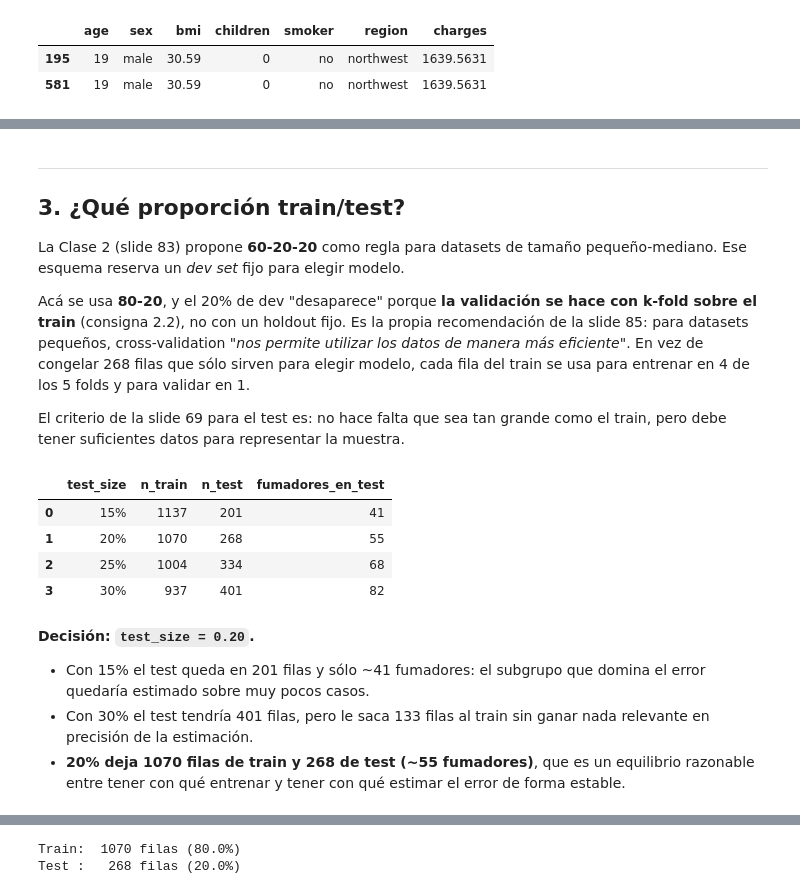
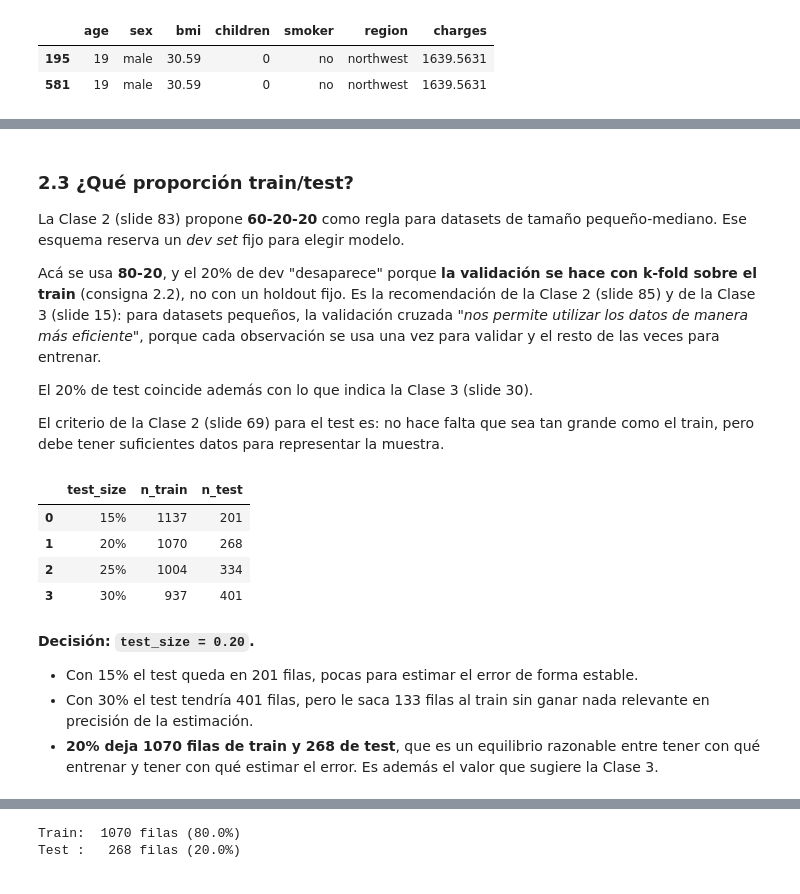
Before and after one commit to Diego050904/TP1-regresion-insurance, a Jupyter notebook: notebooks/01_carga_y_split.ipynb, the cells around one changed output, grey strips where cells are left out. Saved outputs shown, nothing was run; the diff lists cells and outputs as text; code cells hidden in the pictures.

```diff
--- a/notebooks/01_carga_y_split.ipynb
+++ b/notebooks/01_carga_y_split.ipynb
@@ -156,47 +195,40 @@ escalado, y para el target encoding de las categóricas.
 # %% [markdown]
----
-
-## 3. ¿Qué proporción train/test?
+### 2.3 ¿Qué proporción train/test?
 
 La Clase 2 (slide 83) propone **60-20-20** como regla para datasets de tamaño
 pequeño-mediano. Ese esquema reserva un *dev set* fijo para elegir modelo.
 
 Acá se usa **80-20**, y el 20% de dev "desaparece" porque **la validación se hace con
-k-fold sobre el train** (consigna 2.2), no con un holdout fijo. Es la propia
-recomendación de la slide 85: para datasets pequeños, cross-validation *"nos permite
-utilizar los datos de manera más eficiente"*. En vez de congelar 268 filas que sólo
-sirven para elegir modelo, cada fila del train se usa para entrenar en 4 de los 5 folds
-y para validar en 1.
+k-fold sobre el train** (consigna 2.2), no con un holdout fijo. Es la recomendación de
+la Clase 2 (slide 85) y de la Clase 3 (slide 15): para datasets pequeños, la validación
+cruzada *"nos permite utilizar los datos de manera más eficiente"*, porque cada
+observación se usa una vez para validar y el resto de las veces para entrenar.
 
-El criterio de la slide 69 para el test es: no hace falta que sea tan grande como el
-train, pero debe tener suficientes datos para representar la muestra.
+El 20% de test coincide además con lo que indica la Clase 3 (slide 30).
+
+El criterio de la Clase 2 (slide 69) para el test es: no hace falta que sea tan grande
+como el train, pero debe tener suficientes datos para representar la muestra.
 # %%
 n = len(df)
-p_fumadores = (df[COLUMNA_ESTRATIFICACION] == "yes").mean()
 
 filas = []
 for t in (0.15, 0.20, 0.25, 0.30):
     n_te = int(round(n * t))
-    filas.append({
-        "test_size": f"{t:.0%}",
-        "n_train": n - n_te,
-        "n_test": n_te,
-        "fumadores_en_test": int(round(n_te * p_fumadores)),
-    })
+    filas.append({"test_size": f"{t:.0%}", "n_train": n - n_te, "n_test": n_te})
 
 pd.DataFrame(filas)
 # %% [output]
-|  | test_size | n_train | n_test | fumadores_en_test |
-| 0 | 15% | 1137 | 201 | 41 |
-| 1 | 20% | 1070 | 268 | 55 |
-| 2 | 25% | 1004 | 334 | 68 |
-| 3 | 30% | 937 | 401 | 82 |
+|  | test_size | n_train | n_test |
+| 0 | 15% | 1137 | 201 |
+| 1 | 20% | 1070 | 268 |
+| 2 | 25% | 1004 | 334 |
+| 3 | 30% | 937 | 401 |
 # %% [markdown]
 **Decisión: `test_size = 0.20`.**
 
-- Con 15% el test queda en 201 filas y sólo ~41 fumadores: el subgrupo que domina el
-  error quedaría estimado sobre muy pocos casos.
+- Con 15% el test queda en 201 filas, pocas para estimar el error de forma estable.
 - Con 30% el test tendría 401 filas, pero le saca 133 filas al train sin ganar nada
   relevante en precisión de la estimación.
-- **20% deja 1070 filas de train y 268 de test (~55 fumadores)**, que es un equilibrio
-  razonable entre tener con qué entrenar y tener con qué estimar el error de forma estable.
+- **20% deja 1070 filas de train y 268 de test**, que es un equilibrio razonable entre
+  tener con qué entrenar y tener con qué estimar el error. Es además el valor que
+  sugiere la Clase 3.
```
Also changed, not shown: parts of 38 cells of this notebook, 2 other files.
